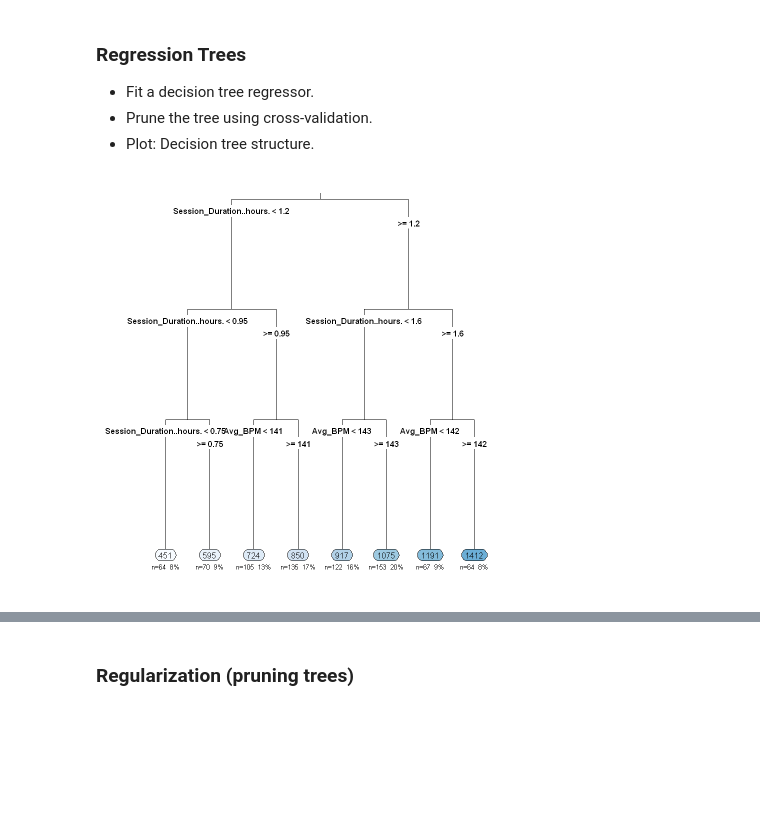
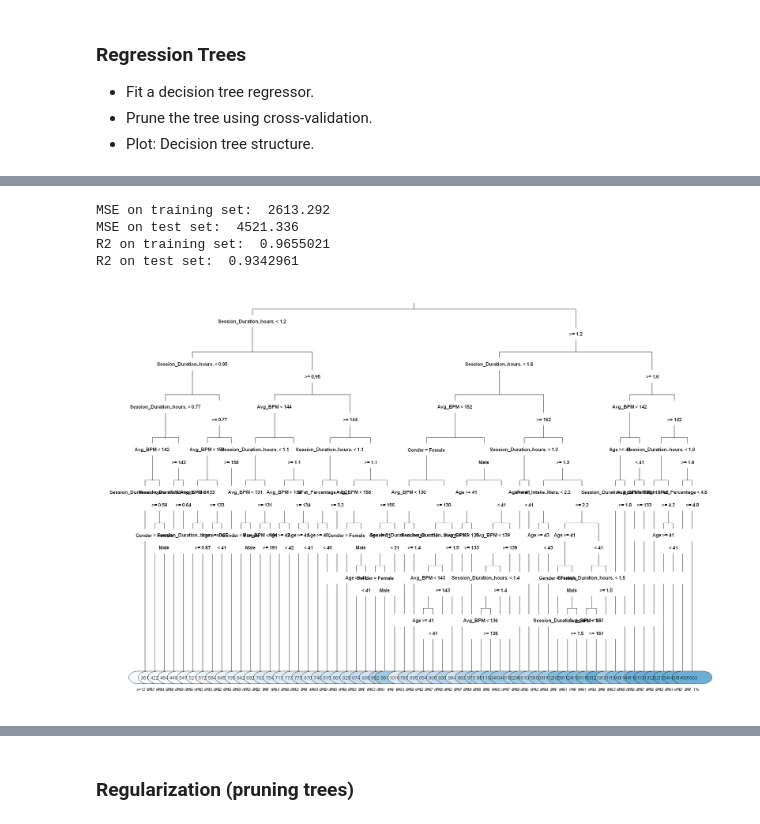
Before and after one commit to Dorianhgn/ProjetML4A, a Jupyter notebook: Calories_Burned/Dorian/R.ipynb, the cells around one changed output, grey strips where cells are left out. Saved outputs shown, nothing was run; the diff lists cells and outputs as text; code cells hidden in the pictures; blank space fills up the shorter version.

```diff
--- a/Calories_Burned/Dorian/R.ipynb
+++ b/Calories_Burned/Dorian/R.ipynb
@@ -377,15 +426,27 @@ gplot.res(fit.svm.reg, res.svm.reg, "SVM Regression Model")
 - Fit a decision tree regressor.
 - Prune the tree using cross-validation.
 - Plot: Decision tree structure.
-# %%
-# Fit a regression tree model
-library(rpart)
-library(rpart.plot)
-
-# Fit a regression tree model for Calories_Burned
-fit_calories <- rpart(Calories_Burned ~ ., data = gym_train_calories, method = "anova")
-
-# Plot the tree
-rpart.plot(fit_calories, extra = 101, type = 3, under = TRUE, cex = 0.8, tweak = 1)
-# %% [output]
-[figure, removed]
+# %%
+# Fit a regression tree model
+library(rpart)
+library(rpart.plot)
+
+# Fit a regression tree model for Calories_Burned
+tree.reg.cal <- rpart(Calories_Burned ~ ., data = gym_train, control=rpart.control(cp=0.0001))
+
+options(repr.plot.width=18, repr.plot.height=12)
+# Plot the tree
+rpart.plot(tree.reg.cal, extra = 101, type = 3, under = TRUE, cex = 0.8, tweak = 1)
+
+# summary(tree.reg.cal)
+
+# compute MSE and R2 on training and test sets
+mse_train <- mean((gym_train$Calories_Burned - predict(tree.reg.cal, gym_train))^2)
+mse_test <- mean((gym_test$Calories_Burned - predict(tree.reg.cal, gym_test))^2)
+r2_train <- 1 - mse_train / var(gym_train$Calories_Burned)
+r2_test <- 1 - mse_test / var(gym_test$Calories_Burned)
+cat("MSE on training set: ", mse_train, "\n")
+cat("MSE on test set: ", mse_test, "\n")
+cat("R2 on training set: ", r2_train, "\n")
+cat("R2 on test set: ", r2_test, "\n")
+# %% [output]
@@ -391,0 +455,5 @@ rpart.plot(fit_calories, extra = 101, type = 3, under = TRUE, cex = 0.8, tweak =
+MSE on training set:  2613.292
+MSE on test set:  4521.336
+R2 on training set:  0.9655021
+R2 on test set:  0.9342961
+[figure, added]
```
Also changed, not shown: parts of 22 cells of this notebook.
